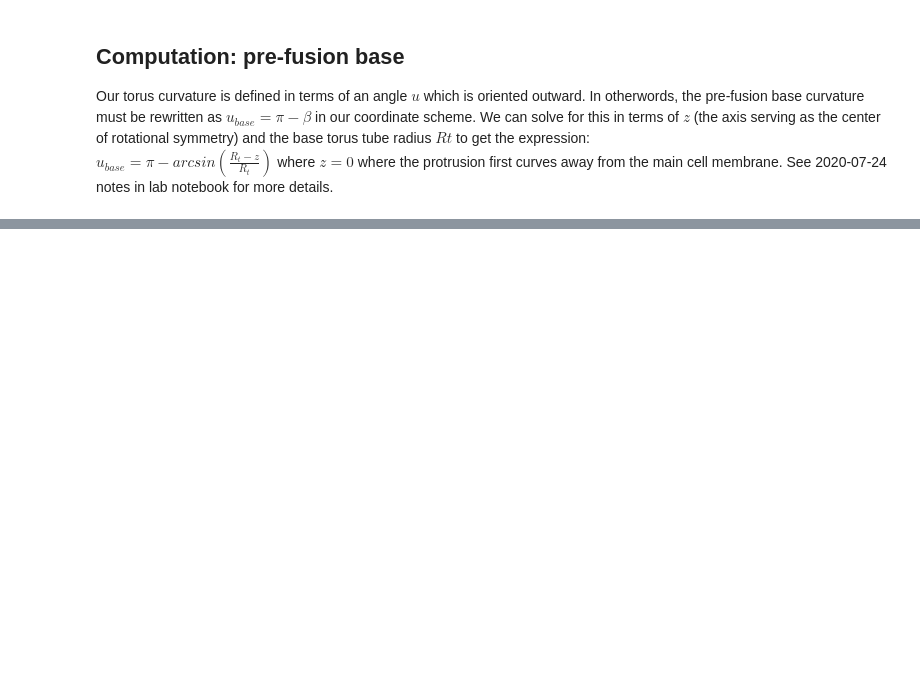
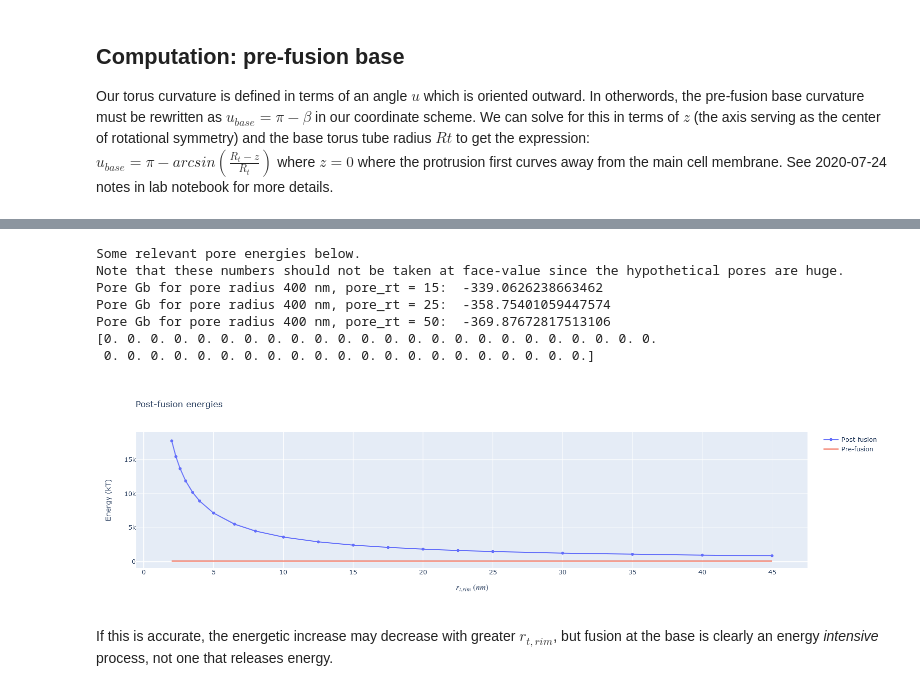
Before and after one commit to csera/Cell_Protrusion_Characterization, a Jupyter notebook: Python/BaseFusionPrePost.ipynb, the cells around one changed output, grey strips where cells are left out. Drawn from its saved outputs; the diff is of its cells as text; code cells hidden in the pictures; blank space fills up the shorter version.

```diff
--- a/Python/BaseFusionPrePost.ipynb
+++ b/Python/BaseFusionPrePost.ipynb
@@ -244,0 +267,29 @@ print("Total Gb of pre-fusion base = ",GPost," kT")
+# %%
+print("Some relevant pore energies below.")
+print("Note that these numbers should not be taken at face-value since the hypothetical pores are huge.")
+print("Pore Gb for pore radius 400 nm, pore_rt = 15: ",GToroidalPore(15,400,Kb))
+print("Pore Gb for pore radius 400 nm, pore_rt = 25: ",GToroidalPore(25,400,Kb))
+print("Pore Gb for pore radius 400 nm, pore_rt = 50: ",GToroidalPore(50,400,Kb))
+
+GPreArr = np.zeros(np.amax(rim_rt).astype(int)) # np.amax() yields a numpy float so cast to int
+print(GPreArr)
+for a in range(0,GPreArr.size):
+    GPreArr[a] = GPre
+
+vsPlot = go.Figure()
+vsPlot.add_trace(go.Scatter(x=rim_rt, y=GPost1, mode='markers + lines', name='Post-fusion'))
+vsPlot.add_trace(go.Scatter(x=rim_rt, y=GPreArr, mode='lines', name='Pre-fusion'))
+vsPlot.update_layout(title="Post-fusion energies",
+                        xaxis_title="$r_{t,rim} \\, (nm)$", yaxis_title="Energy (kT)")
+vsPlot.show()
+# %% [output]
+Some relevant pore energies below.
+Note that these numbers should not be taken at face-value since the hypothetical pores are huge.
+Pore Gb for pore radius 400 nm, pore_rt = 15:  -339.0626238663462
+Pore Gb for pore radius 400 nm, pore_rt = 25:  -358.75401059447574
+Pore Gb for pore radius 400 nm, pore_rt = 50:  -369.87672817513106
+[0. 0. 0. 0. 0. 0. 0. 0. 0. 0. 0. 0. 0. 0. 0. 0. 0. 0. 0. 0. 0. 0. 0. 0.
+ 0. 0. 0. 0. 0. 0. 0. 0. 0. 0. 0. 0. 0. 0. 0. 0. 0. 0. 0. 0. 0.]
+[figure, added]
+# %% [markdown]
+If this is accurate, the energetic increase may decrease with greater $r_{t,rim}$, but fusion at the base is clearly an energy *intensive* process, not one that releases energy.
```
Also changed, not shown: parts of 9 cells of this notebook, 3 other files.
